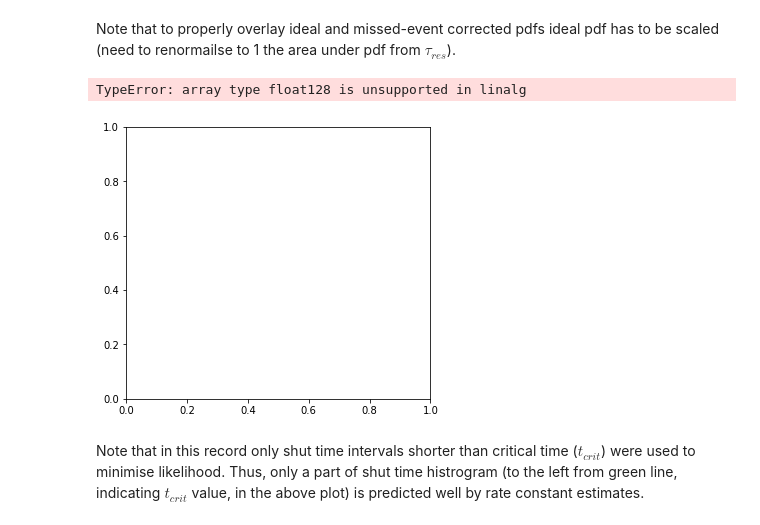
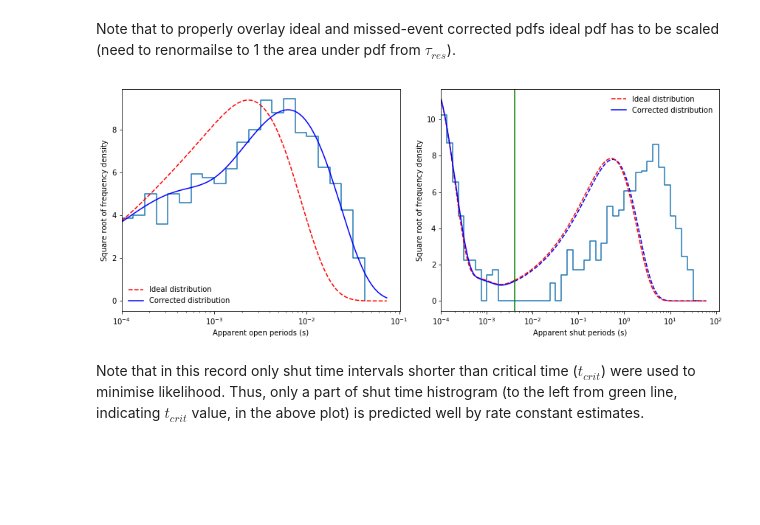
Before and after one commit to DCPROGS/HJCFIT, a Jupyter notebook: exploration/Example_MLL_Fit_AChR_1patch.ipynb, the cells around one changed output. Drawn from its saved outputs; the diff is of its cells as text; code cells hidden in the pictures; blank space fills up the shorter version.

```diff
--- a/exploration/Example_MLL_Fit_AChR_1patch.ipynb
+++ b/exploration/Example_MLL_Fit_AChR_1patch.ipynb
@@ -234,25 +232,22 @@ def scalefac(tres, matrix, phiA):
         w[i] = np.dot(np.dot(np.dot(phiA, A[i]), (-matrix)), np.ones((k, 1)))
     return 1 / np.sum((w / eigs) * np.exp(-tres * eigs))
 # %%
-fig = plt.figure(figsize=(12,5))
+fig, ax = plt.subplots(1, 2, figsize=(12,5))
 
 # Plot apparent open period histogram
-ax1 = fig.add_subplot(121)
 ipdf = ideal_pdf(qmatrix, shut=False)
 iscale = scalefac(tr, qmatrix.aa, idealG.initial_occupancies)
 epdf = missed_events_pdf(qmatrix, tr, nmax=2, shut=False)
-dcplots.xlog_hist_HJC_fit(ax1, rec.tres, rec.opint, epdf, ipdf, iscale, shut=False)
+dcplots.xlog_hist_HJC_fit(ax[0], rec.tres, rec.opint, epdf, ipdf, iscale, shut=False)
 
 # Plot apparent shut period histogram
-ax2 = fig.add_subplot(122)
 ipdf = ideal_pdf(qmatrix, shut=True)
 iscale = scalefac(tr, qmatrix.ff, idealG.final_occupancies)
 epdf = missed_events_pdf(qmatrix, tr, nmax=2, shut=True)
-dcplots.xlog_hist_HJC_fit(ax2, rec.tres, rec.shint, epdf, ipdf, iscale, tcrit=rec.tcrit)
+dcplots.xlog_hist_HJC_fit(ax[1], rec.tres, rec.shint, epdf, ipdf, iscale, tcrit=rec.tcrit)
 
 fig.tight_layout()
 # %% [output]
-TypeError: array type float128 is unsupported in linalg
-[figure, old version]
+[figure, new version]
 # %% [markdown]
 Note that in this record only shut time intervals shorter than critical time ($t_{crit}$) were used to minimise likelihood. Thus, only a part of shut time histrogram (to the left from green line, indicating $t_{crit}$ value, in the above plot) is predicted well by rate constant estimates.
```
Also changed, not shown: parts of 3 cells of this notebook.
